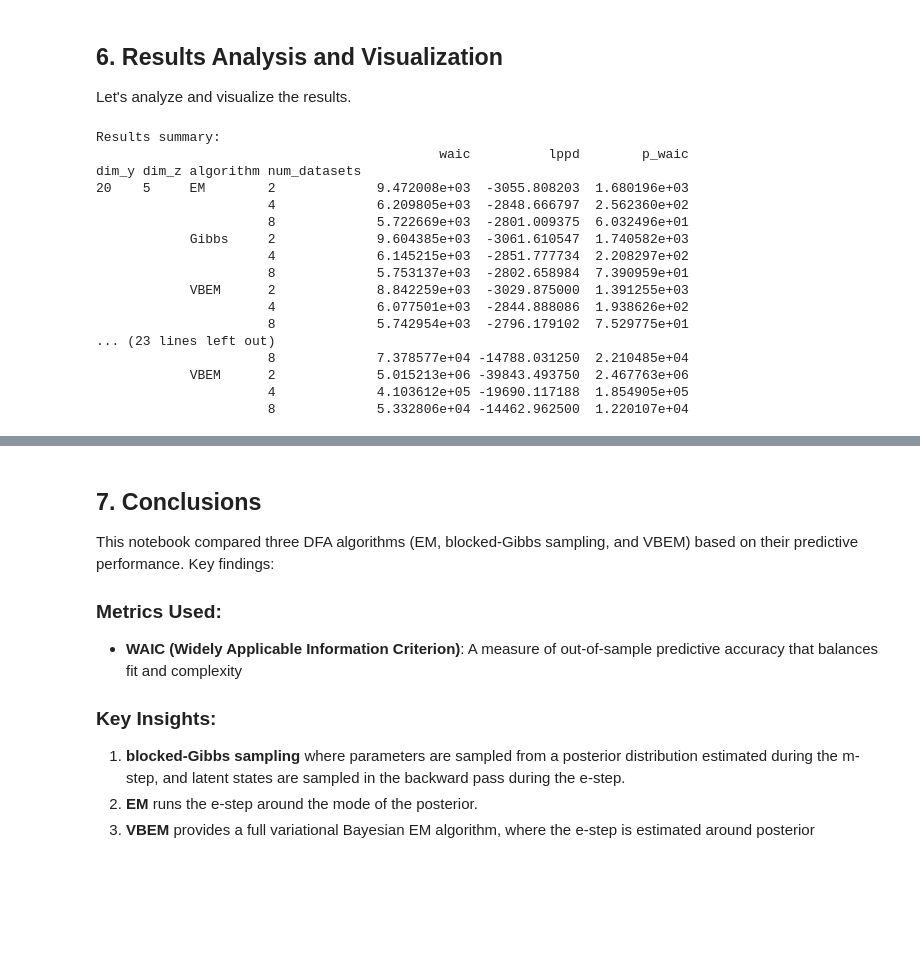
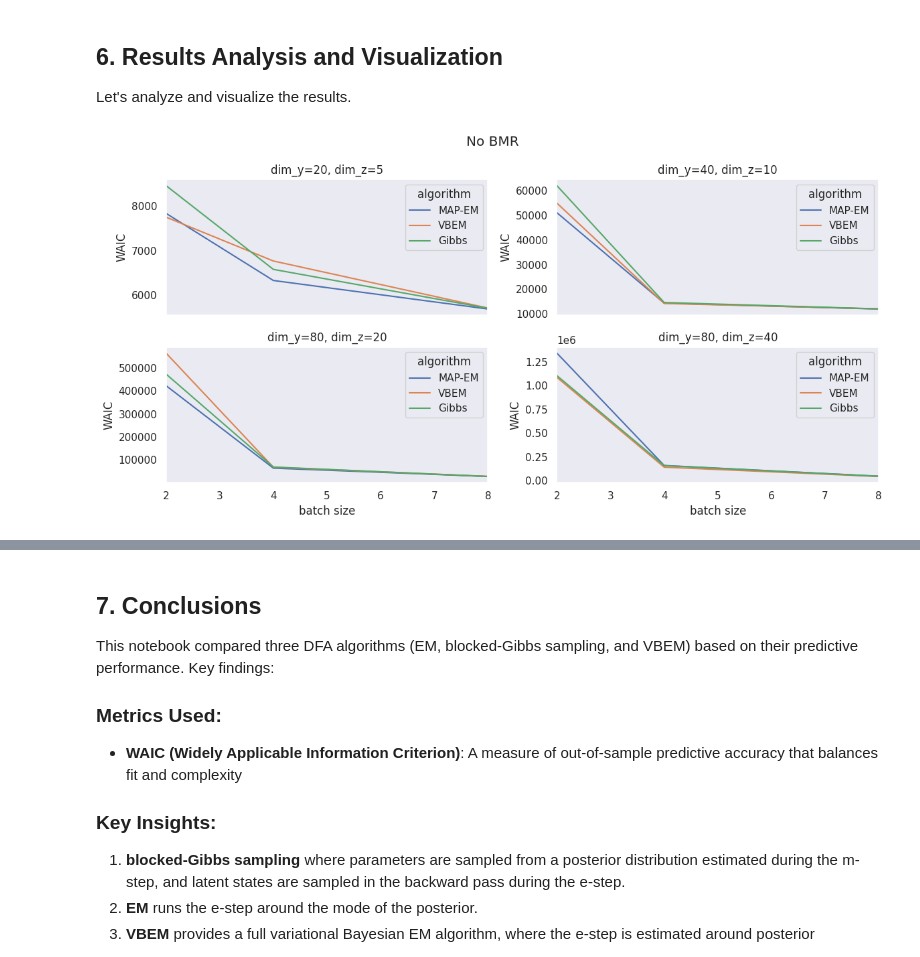
Before and after one commit to dimarkov/sppcax, a Jupyter notebook: examples/dfa_predictive_comparison.ipynb, the cells around one changed output, grey strips where cells are left out. Cells and saved outputs as stored; diff of their text form; code cells hidden in the pictures; blank space fills up the shorter version.

```diff
--- a/examples/dfa_predictive_comparison.ipynb
+++ b/examples/dfa_predictive_comparison.ipynb
@@ -372,12 +496,12 @@ Let's analyze and visualize the results.
 import pandas as pd
 import numpy as np
 
-def aggregate_results(all_results):
+def aggregate_results(all_results, i=1):
     """Aggregate results into a DataFrame for analysis."""
     rows = []
 
     for (dim_y, dim_z), results in all_results.items():
-        for num_datasets, sequence in results.items():
+        for num_datasets, sequence in results[i].items():
             for algorithm, metrics in sequence:
                 row = {
                     'dim_y': dim_y,
@@ -389,26 +513,28 @@ def aggregate_results(all_results):
                 rows.append(row)
 
     return pd.DataFrame(rows)
-
-results_df = aggregate_results(all_results)
-print("Results summary:")
-print(results_df.groupby(['dim_y', 'dim_z', 'algorithm', 'num_datasets'])[['waic', 'lppd', 'p_waic']].mean())
-# %% [output]
-Results summary:
-                                            waic          lppd        p_waic
-dim_y dim_z algorithm num_datasets
-20    5     EM        2             9.472008e+03  -3055.808203  1.680196e+03
-                      4             6.209805e+03  -2848.666797  2.562360e+02
-                      8             5.722669e+03  -2801.009375  6.032496e+01
-            Gibbs     2             9.604385e+03  -3061.610547  1.740582e+03
-                      4             6.145215e+03  -2851.777734  2.208297e+02
-                      8             5.753137e+03  -2802.658984  7.390959e+01
-            VBEM      2             8.842259e+03  -3029.875000  1.391255e+03
-                      4             6.077501e+03  -2844.888086  1.938626e+02
-                      8             5.742954e+03  -2796.179102  7.529775e+01
-... (23 lines left out)
-                      8             7.378577e+04 -14788.031250  2.210485e+04
-            VBEM      2             5.015213e+06 -39843.493750  2.467763e+06
-                      4             4.103612e+05 -19690.117188  1.854905e+05
-                      8             5.332806e+04 -14462.962500  1.220107e+04
+# %%
+results_df = aggregate_results(all_results, i=1)
+
+# Visualization
+fig, axes = plt.subplots(2, 2, figsize=(12, 6), sharex=True)
+
+# WAIC comparison
+
+i = 0
+for dim_y, dim_z in test_configs:
+    ax = axes.flatten()[i]
+    data = results_df.loc[(results_df.dim_y == dim_y) * (results_df.dim_z == dim_z)]
+    sns.lineplot(data=data, x='num_datasets', y='waic', hue='algorithm', ax=ax)
+    ax.set_xlim([2, 8])
+    # ax.set_ylim([0, 1e4 + 2 * i ** 4 * 1e4])
+    ax.set_title(f'dim_y={dim_y}, dim_z={dim_z}')
+    ax.set_ylabel('WAIC')
+    ax.set_xlabel('batch size')
+    i += 1
+
+fig.suptitle('No BMR')
+fig.tight_layout()
+# %% [output]
+[figure, added]
 # %%
```
Also changed, not shown: parts of 8 cells of this notebook, 2 other files.
